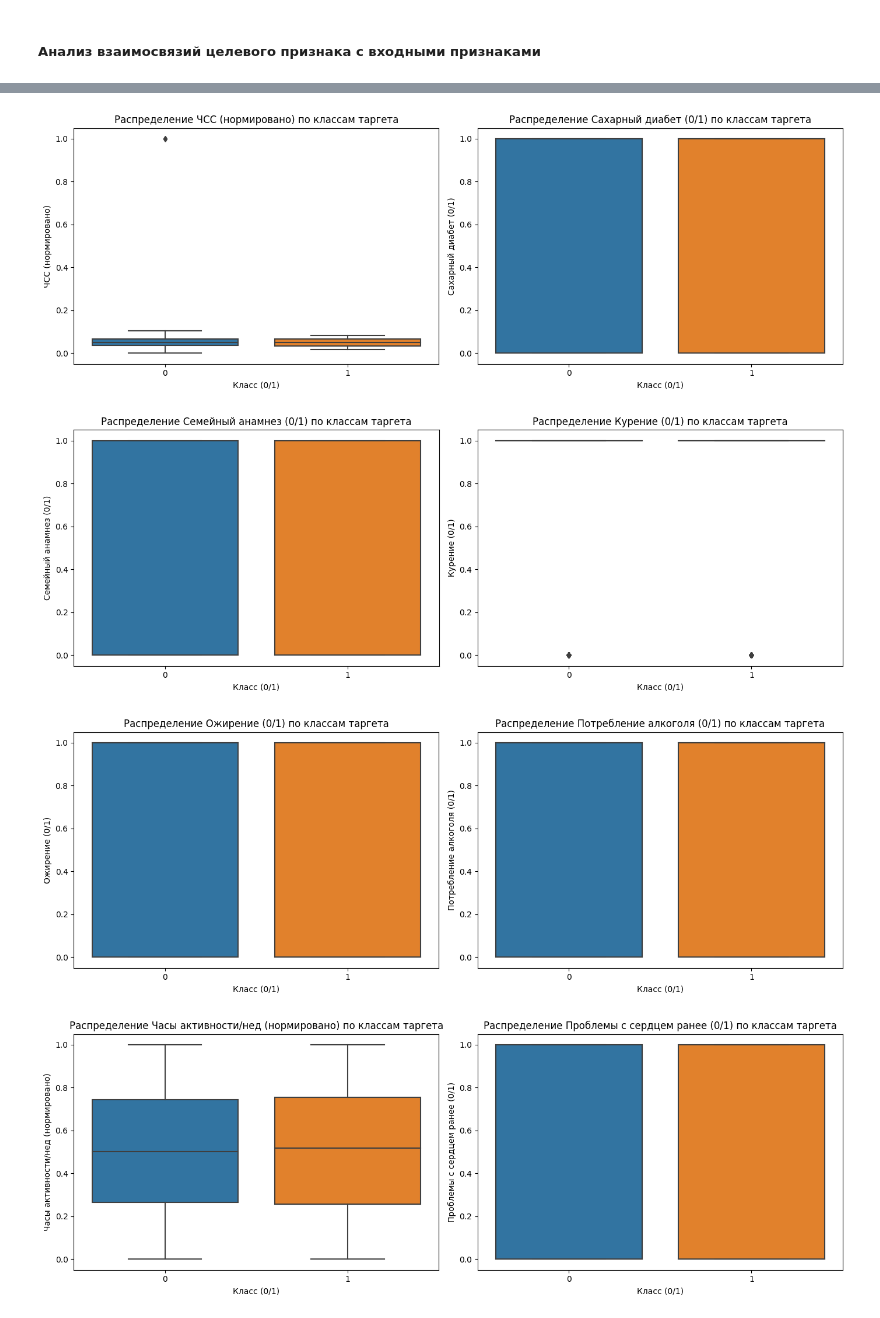
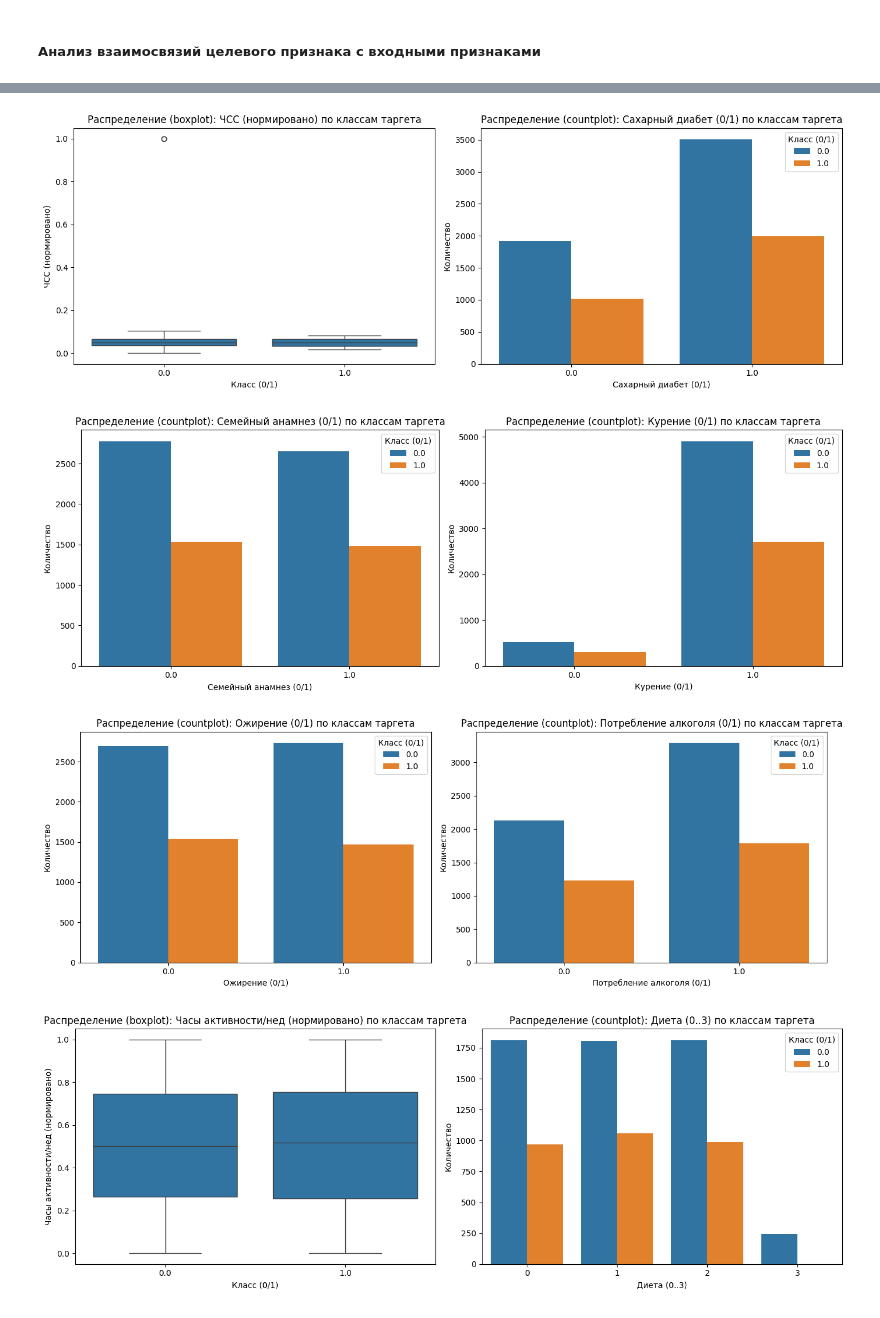
Before and after one commit to Malentaaa/heart_attack_project, a Jupyter notebook: project_heart_attack.ipynb, the cells around one changed output, grey strips where cells are left out. Drawn from its saved outputs; the diff is of its cells as text; code cells hidden in the pictures.

Commit message:
изменен вывод графиков взаимосвязи таргета (непрерывные через boxplot, бинарные и дискретные через countplot)

```diff
--- a/project_heart_attack.ipynb
+++ b/project_heart_attack.ipynb
@@ -911,5 +926,5 @@ heart_train['smoking'].value_counts()
 # %%
-num_cols = heart_train.select_dtypes(include=['int64', 'float64']).columns
+num_cols = heart_train.select_dtypes(include="number").columns.tolist()
 feature_cols = [c for c in num_cols if c != TARGET_COL]
 
 for i in range(0, len(feature_cols), 2):
@@ -920,18 +935,46 @@ for i in range(0, len(feature_cols), 2):
 
     for j in range(n_subplots):
         col = feature_cols[i + j]
-        label = axis_labels.get(col, col)  # <-- используем НАЗВАНИЕ КОНКРЕТНОЙ КОЛОНКИ
+        label = axis_labels.get(col, col)
 
-        sns.boxplot(
-            data=heart_train,
-            x=TARGET_COL, y=col,
-            order=[0, 1],           # фиксированный порядок классов
-            showfliers=True,        # при желании можно False, чтобы скрыть выбросы
-            ax=axes[j]
-        )
-        axes[j].set_title(f'Распределение {label} по классам таргета')
-        axes[j].set_xlabel('Класс (0/1)')
-        axes[j].set_ylabel(label)
+        # данные для текущего признака без NaN
+        dfp = heart_train[[TARGET_COL, col]].dropna()
+
+        # если пусто — пропускаем
+        if dfp.empty:
+            axes[j].set_visible(False)
+            continue
+
+        # выбор типа графика
+        if is_discrete_feature(heart_train[col]):
+            # --- дискретный/бинарный: countplot
+            order_x = sorted(dfp[col].unique())
+            hue_order = sorted(dfp[TARGET_COL].unique())
+            sns.countplot(
+                data=dfp, x=col, hue=TARGET_COL,
+                order=order_x, hue_order=hue_order, ax=axes[j]
+            )
+            axes[j].set_title(f'Распределение (countplot): {label} по классам таргета')
+            axes[j].set_xlabel(label)
+            axes[j].set_ylabel('Количество')
+            axes[j].legend(title='Класс (0/1)')
+        else:
+            # --- непрерывный (нормированный): boxplot
+            # если остался только один класс — смысла в boxplot нет
+            cls_present = sorted(dfp[TARGET_COL].unique())
+            if len(cls_present) < 2:
+                axes[j].text(0.5, 0.5, 'Недостаточно классов для boxplot',
+                             ha='center', va='center', transform=axes[j].transAxes)
+                axes[j].set_axis_off()
+                continue
+
+            sns.boxplot(
+                data=dfp, x=TARGET_COL, y=col,
+                order=cls_present, showfliers=True, ax=axes[j]
+            )
+            axes[j].set_title(f'Распределение (boxplot): {label} по классам таргета')
+            axes[j].set_xlabel('Класс (0/1)')
+            axes[j].set_ylabel(label)
 
     plt.tight_layout()
     plt.show()
@@ -940,4 +983,4 @@ for i in range(0, len(feature_cols), 2):
-[figure, old version]
+[figure, new version]
-[figure, old version]
+[figure, new version]
-[figure, old version]
+[figure, new version]
-[figure, old version]
+[figure, new version]
```
Also changed, not shown: parts of 6 cells of this notebook.
